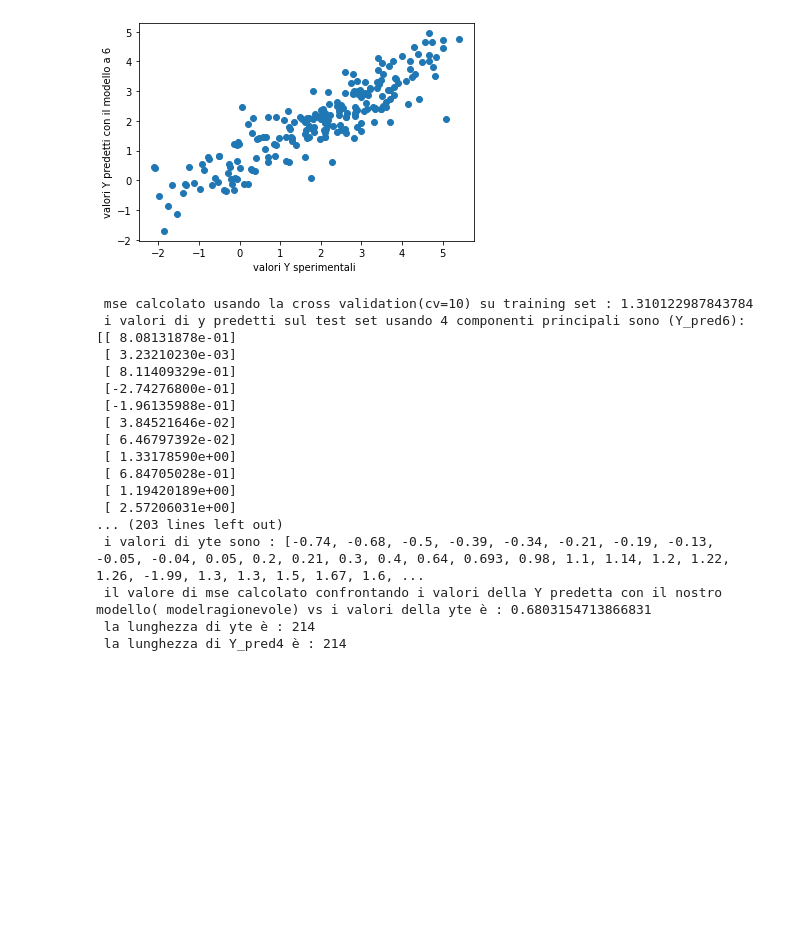
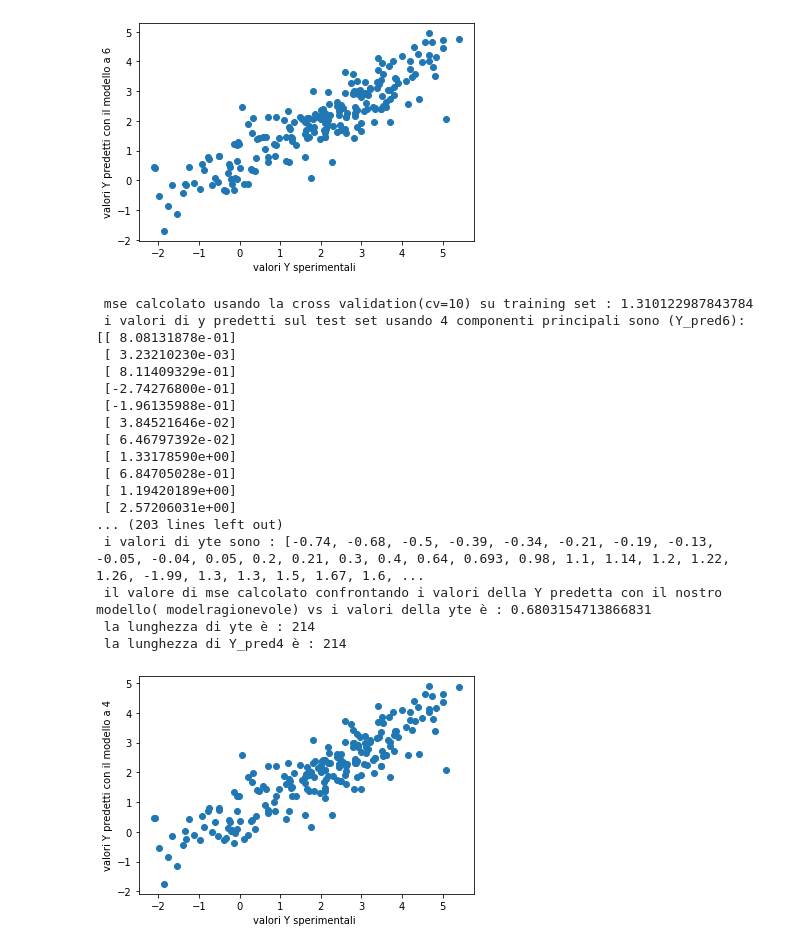
Before and after one commit to lstorchi/mllogdp, a Jupyter notebook: initialtests.ipynb, the cells around one changed output. Cells and saved outputs as stored; diff of their text form; code cells hidden in the pictures; blank space fills up the shorter version.

Commit message:
Scatter plot

```diff
--- a/initialtests.ipynb
+++ b/initialtests.ipynb
@@ -396,30 +397,40 @@ mse_4 = mean_squared_error( ytr, Y_cv4)
 print(" mse calcolato usando la cross validation(cv=10) su training set :", mse_4)
 PLSRegression()
 Y_pred4 = pls_4.predict(xte)
 print(" i valori di y predetti sul test set usando 4 componenti principali sono (Y_pred6):", Y_pred4)
 print(" i valori di yte sono :", yte)
 mse_pred4 = mean_squared_error( yte, Y_pred4 )
 print(" il valore di mse calcolato confrontando i valori della Y predetta con il nostro modello( modelragionevole) vs i valori della yte è :", mse_pred4 )
 import matplotlib.pyplot as plt
 len_yte = len(yte)
 print(" la lunghezza di yte è :", len_yte )
 lenY_pred4 = len(Y_pred4)
 print(" la lunghezza di Y_pred4 è :", lenY_pred4 )
+# SCATTER PLOT : valori di Y predetti con modello a 4 componenti vs valori sperimentali di Y
+x_4 = np.arange(-10.0, 1.0, 10.0)
+y_4 = np.arange(-10.0, 1.0, 10.0)
+plt.xlabel("valori Y sperimentali ")
+plt.ylabel("valori Y predetti con il modello a 4")
+x_4 = yte
+y_4 = Y_pred4
+plt.scatter(x_4, y_4)
+plt.show()
 # %% [output]
  mse calcolato usando la cross validation(cv=10) su training set : 1.310122987843784
  i valori di y predetti sul test set usando 4 componenti principali sono (Y_pred6): [[ 8.08131878e-01]
  [ 3.23210230e-03]
  [ 8.11409329e-01]
  [-2.74276800e-01]
  [-1.96135988e-01]
  [ 3.84521646e-02]
  [ 6.46797392e-02]
  [ 1.33178590e+00]
  [ 6.84705028e-01]
  [ 1.19420189e+00]
  [ 2.57206031e+00]
 ... (203 lines left out)
  i valori di yte sono : [-0.74, -0.68, -0.5, -0.39, -0.34, -0.21, -0.19, -0.13, -0.05, -0.04, 0.05, 0.2, 0.21, 0.3, 0.4, 0.64, 0.693, 0.98, 1.1, 1.14, 1.2, 1.22, 1.26, -1.99, 1.3, 1.3, 1.5, 1.67, 1.6, ...
  il valore di mse calcolato confrontando i valori della Y predetta con il nostro modello( modelragionevole) vs i valori della yte è : 0.6803154713866831
  la lunghezza di yte è : 214
  la lunghezza di Y_pred4 è : 214
+[figure, added]
```
Also changed, not shown: parts of 2 cells of this notebook.
